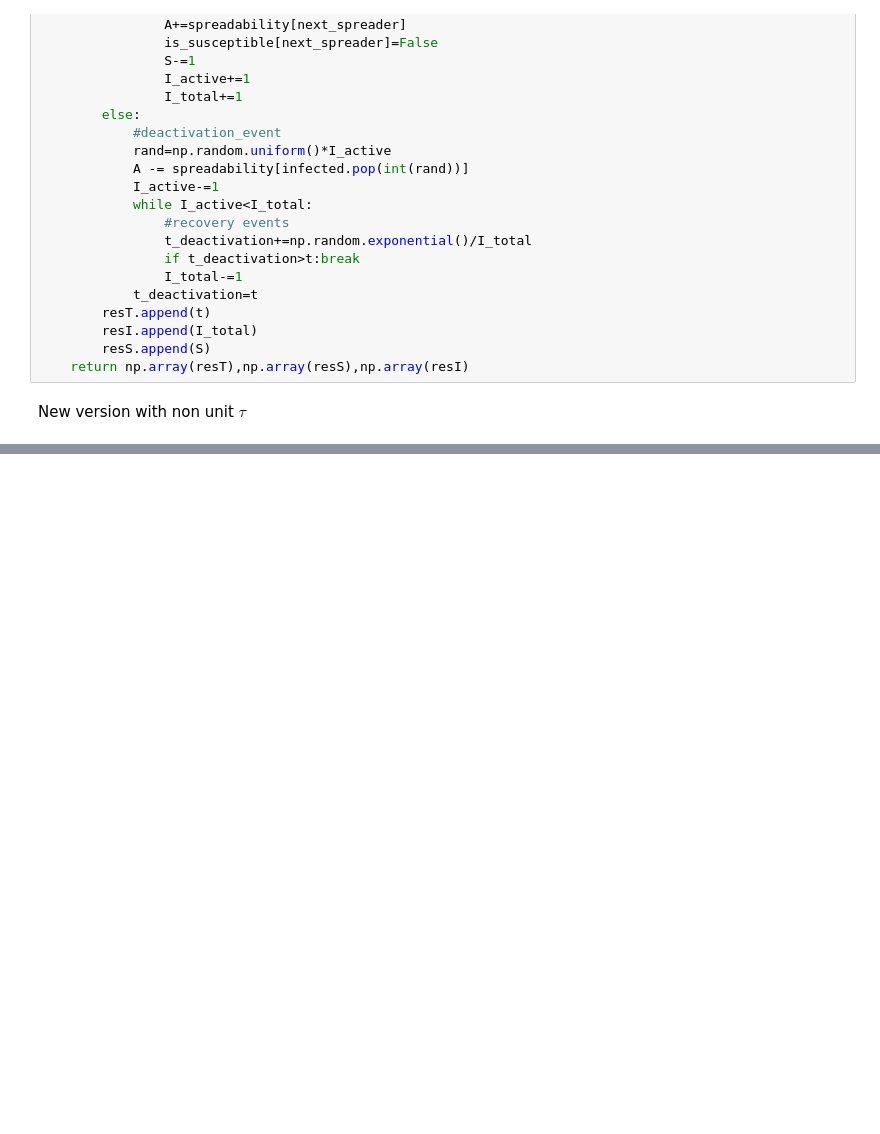
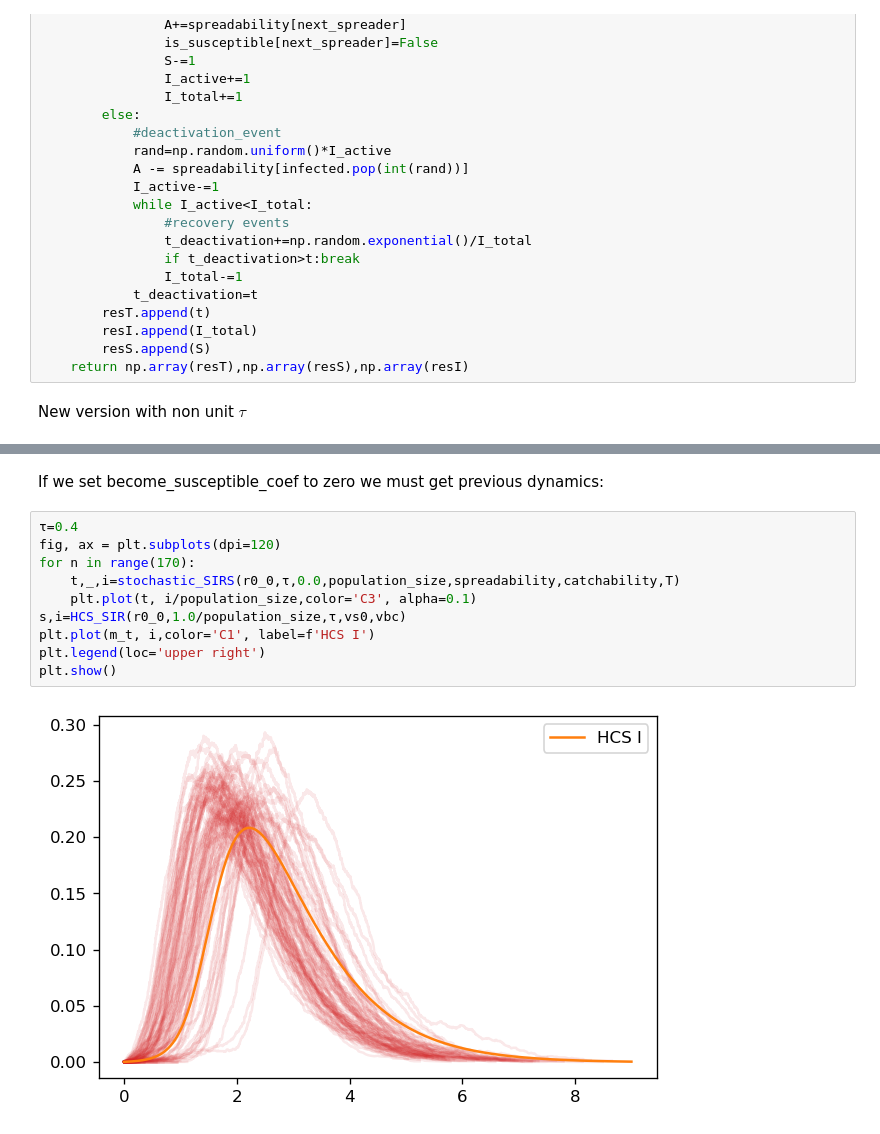
Before and after one commit to ivvaan/A-disease-spread-inhomogeneous-models, a Jupyter notebook: Stochastic_modelling_and_lineages_distribution.ipynb, the cells around one changed output, grey strips where cells are left out. Cells and saved outputs as stored; diff of their text form; blank space fills up the shorter version.

```diff
--- a/Stochastic_modelling_and_lineages_distribution.ipynb
+++ b/Stochastic_modelling_and_lineages_distribution.ipynb
@@ -236,0 +302,14 @@ plt.show()
+# %% [markdown]
+If we set become_susceptible_coef to zero we must get previous dynamics:
+# %%
+τ=0.4
+fig, ax = plt.subplots(dpi=120)
+for n in range(170):
+    t,_,i=stochastic_SIRS(r0_0,τ,0.0,population_size,spreadability,catchability,T)
+    plt.plot(t, i/population_size,color='C3', alpha=0.1)
+s,i=HCS_SIR(r0_0,1.0/population_size,τ,vs0,vbc)
+plt.plot(m_t, i,color='C1', label=f'HCS I')
+plt.legend(loc='upper right')
+plt.show()
+# %% [output]
+[figure, added]
```
Also changed, not shown: parts of 15 cells of this notebook.
